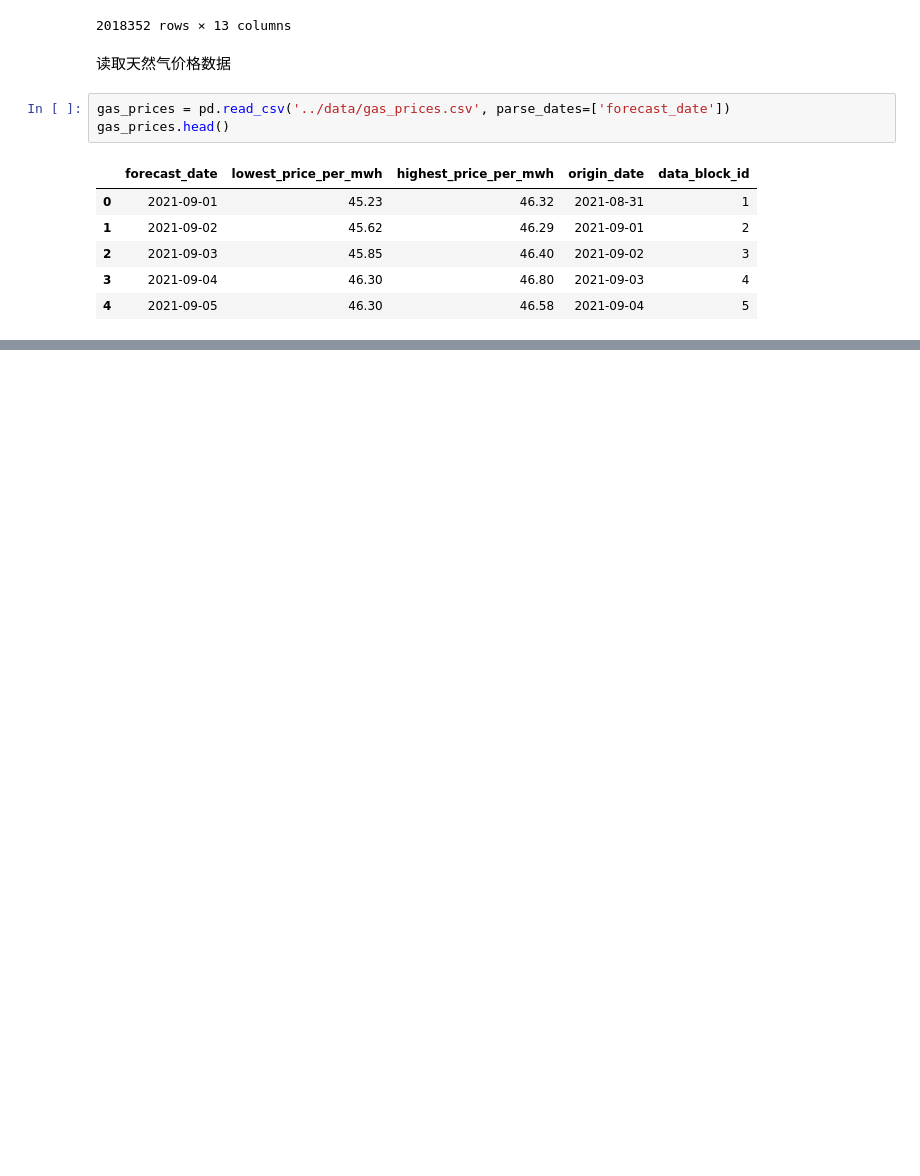
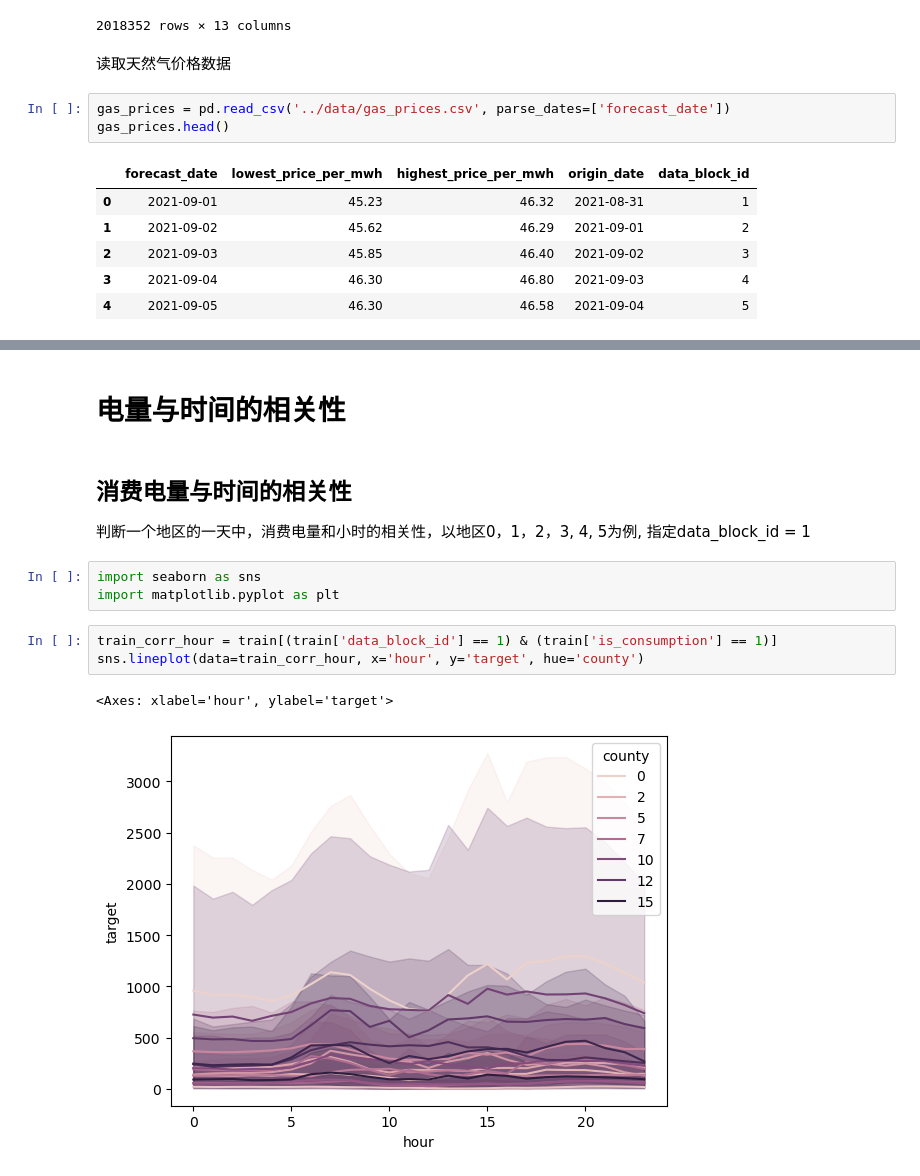
Before and after one commit to Accoutant/kaggle_competition, a Jupyter notebook: data_process/data_analysis.ipynb, the cells around one changed output, grey strips where cells are left out. Cells and saved outputs as stored; diff of their text form; blank space fills up the shorter version.

```diff
--- a/data_process/data_analysis.ipynb
+++ b/data_process/data_analysis.ipynb
@@ -70,0 +126,14 @@ gas_prices.head()
+# %% [markdown]
+# 电量与时间的相关性
+# %% [markdown]
+## 消费电量与时间的相关性
+判断一个地区的一天中，消费电量和小时的相关性，以地区0，1，2，3, 4, 5为例, 指定data_block_id = 1
+# %%
+import seaborn as sns
+import matplotlib.pyplot as plt
+# %%
+train_corr_hour = train[(train['data_block_id'] == 1) & (train['is_consumption'] == 1)]
+sns.lineplot(data=train_corr_hour, x='hour', y='target', hue='county')
+# %% [output]
+<Axes: xlabel='hour', ylabel='target'>
+[figure, added]
```
Also changed, not shown: parts of 13 cells of this notebook.
